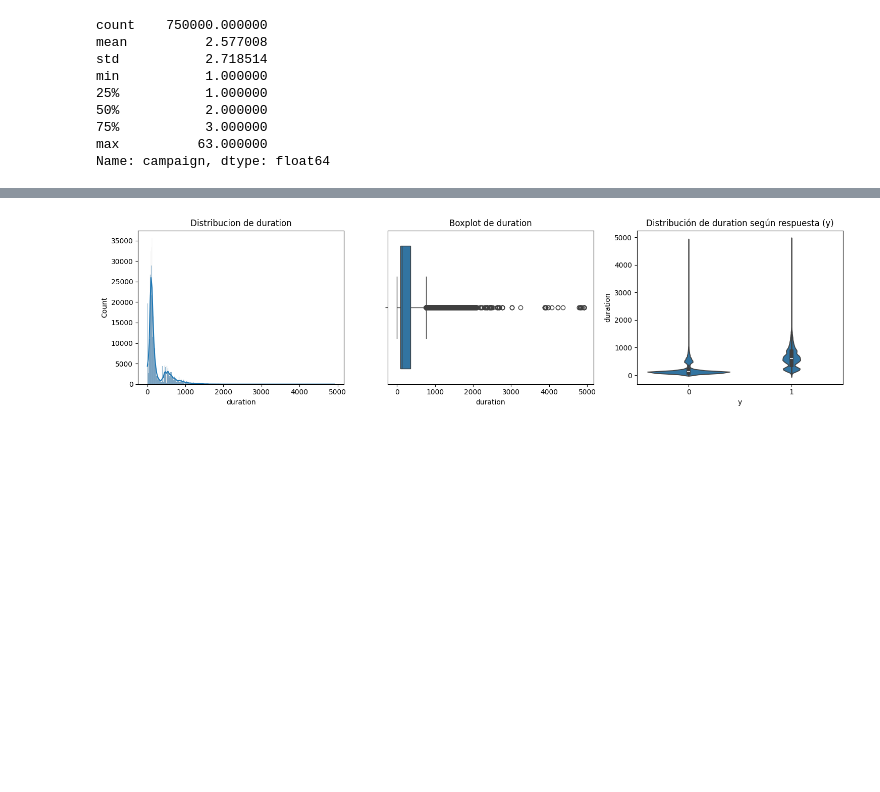
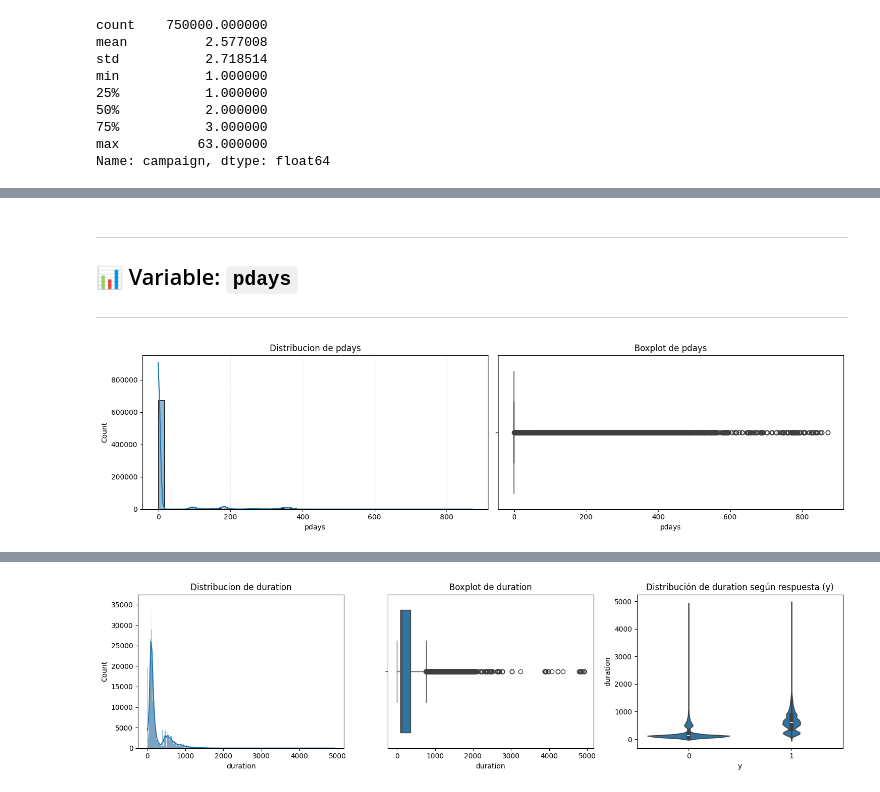
Before and after one commit to sergioroqueh/Kaggle_Binary_Classification_with_a_-Bank_Dataset, a Jupyter notebook: src/explore.ipynb, the cells around one changed output, grey strips where cells are left out. Saved outputs shown, nothing was run; the diff lists cells and outputs as text; code cells hidden in the pictures; blank space fills up the shorter version.

```diff
--- a/src/explore.ipynb
+++ b/src/explore.ipynb
@@ -383,0 +444,10 @@ Name: campaign, dtype: float64
+# %% [markdown]
+---
+
+## 📊 Variable: `pdays`
+
+---
+# %%
+num_data_plt("pdays", bins_graph=50)
+# %% [output]
+[figure, added]
```
Also changed, not shown: parts of 12 cells of this notebook.
